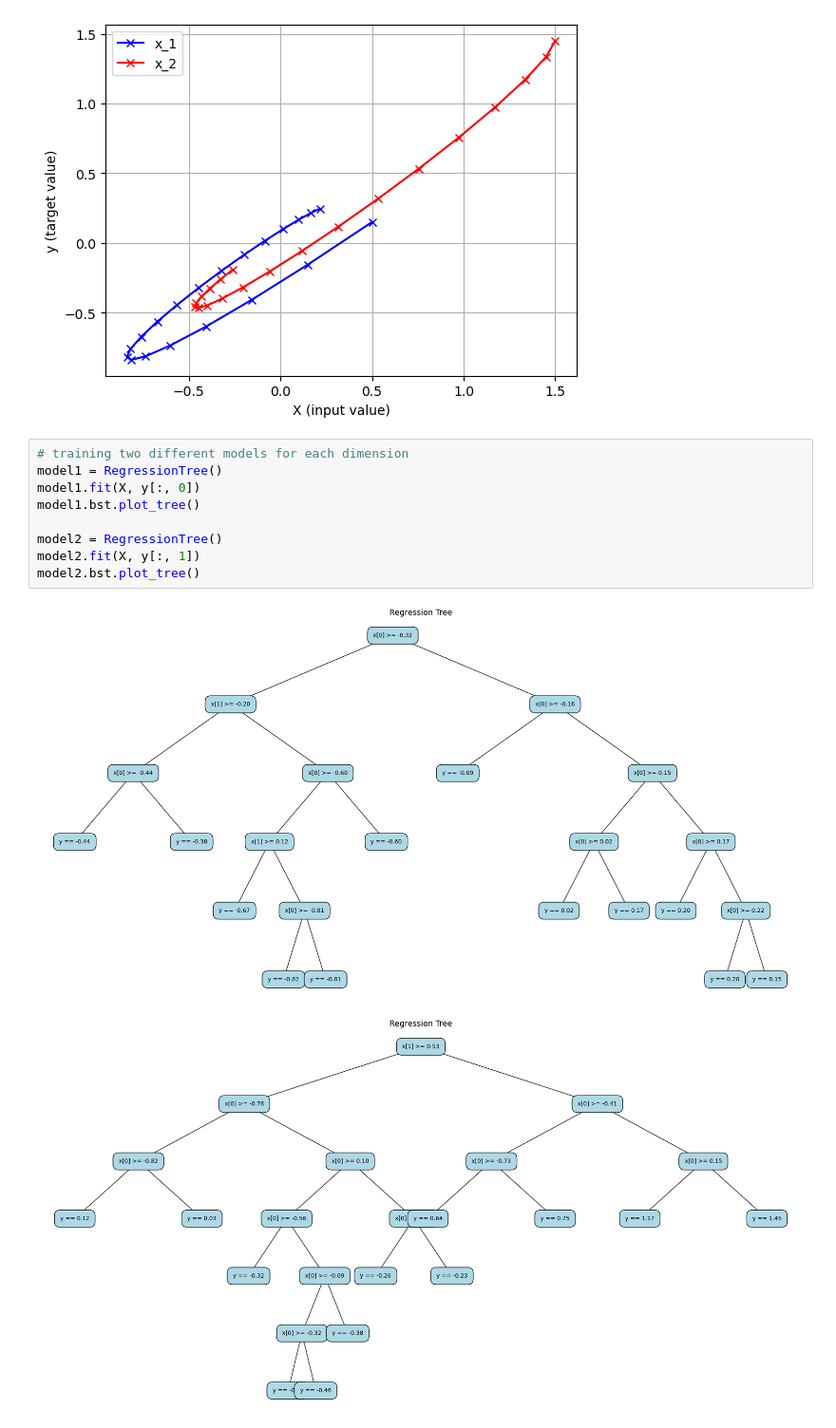
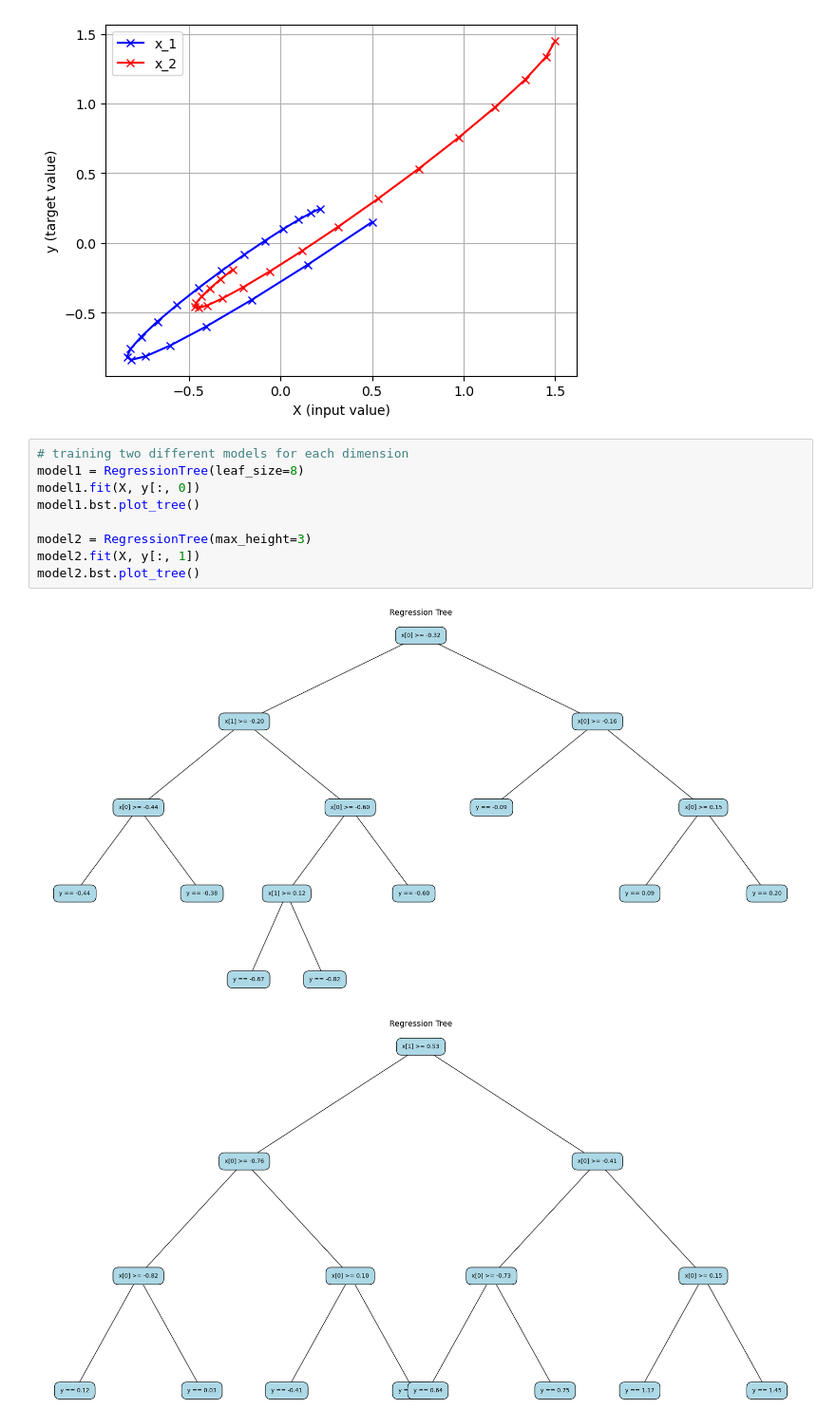
Before and after one commit to XavierVI/Intro_to_machine_learning_assignments, a Jupyter notebook: midterm_project/task3_and_4.ipynb, the cells around one changed output. Shown: that part at 95% size. Saved outputs shown, nothing was run; the diff lists cells and outputs as text.

```diff
--- a/midterm_project/task3_and_4.ipynb
+++ b/midterm_project/task3_and_4.ipynb
@@ -70,16 +70,16 @@ plt.show()
 [figure]
 # %%
 # training two different models for each dimension
-model1 = RegressionTree()
+model1 = RegressionTree(leaf_size=8)
 model1.fit(X, y[:, 0])
 model1.bst.plot_tree()
 
-model2 = RegressionTree()
+model2 = RegressionTree(max_height=3)
 model2.fit(X, y[:, 1])
 model2.bst.plot_tree()
 # %% [output]
-[figure, old version]
+[figure, new version]
-[figure, old version]
+[figure, new version]
 # %%
 # plotting predictions vs. target values
 predictions_x1 = []
```
Also changed, not shown: parts of 2 cells of this notebook, 1 other file.
